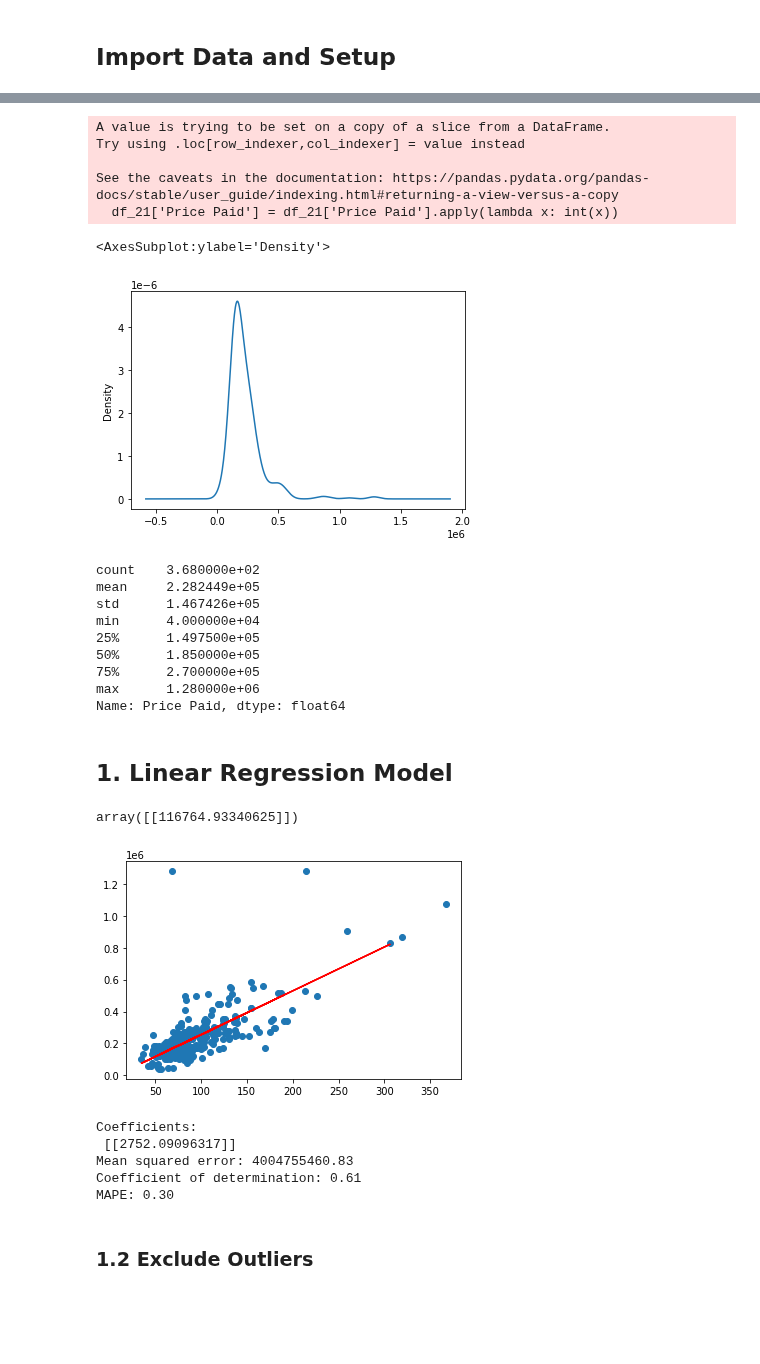
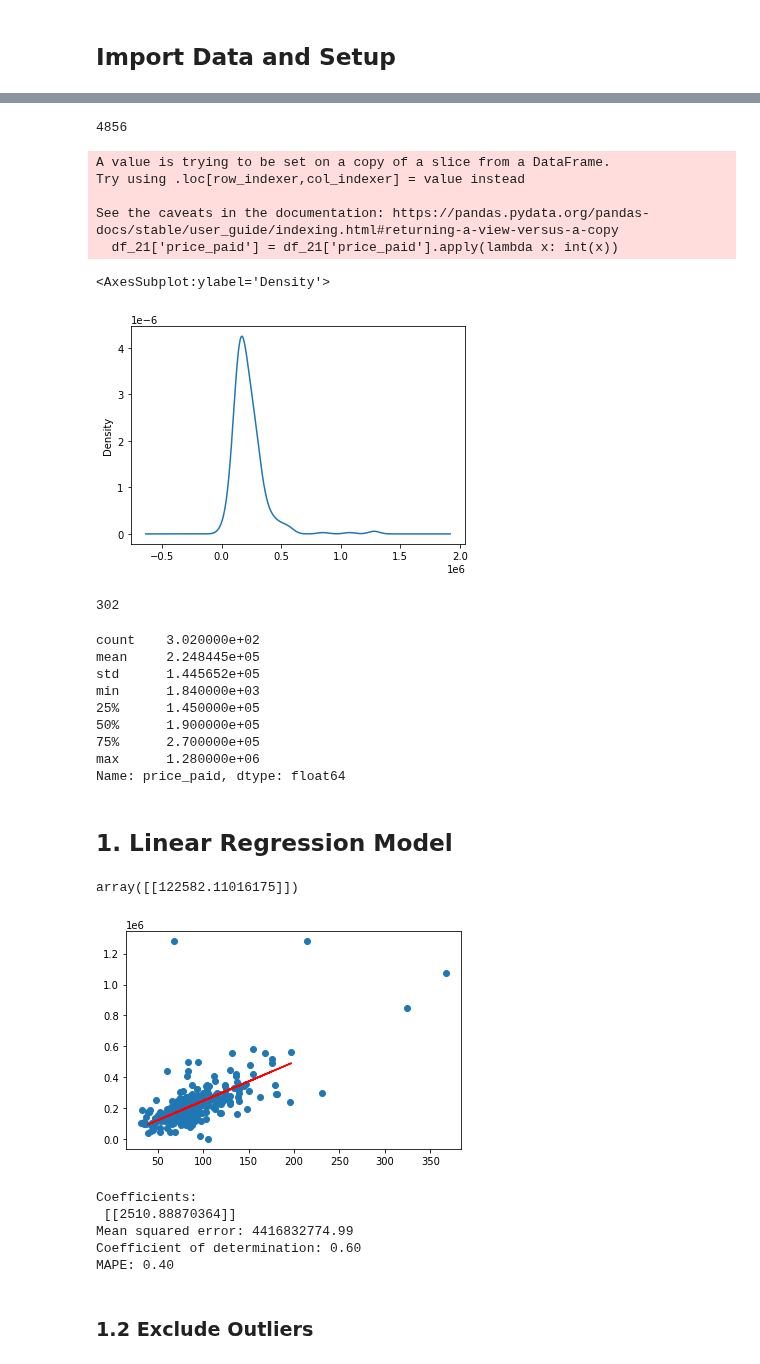
Before and after one commit to spencer84/Chester-Data-Analytics, a Jupyter notebook: House Value Estimation.ipynb, the cells around one changed output, grey strips where cells are left out. Drawn from its saved outputs; the diff is of its cells as text; code cells hidden in the pictures; blank space fills up the shorter version.

Commit message:
Revising to reflect the use of the merged table; Need to update merged table to include all variables used in testing

```diff
--- a/House Value Estimation.ipynb
+++ b/House Value Estimation.ipynb
@@ -104,8 +38,5 @@ epc_df.head()
-# %%
-# Merge the datasets
-
-merged_df = pd.merge(price_df, epc_df, how = 'left', left_on = 'postcode_number', right_on = 'postcode_number')
-
-# Delete records where there isn't a UPRN or Postcode
-
-merged_df.dropna(subset = ['uprn','postcode'], inplace = True)
+# %%
+# Perform some additional transformations
+
+merged_df['datetime'] = pd.to_datetime(merged_df['most_recent_transaction'])
+merged_df['year'] = merged_df['datetime'].apply(lambda x: x.year)
@@ -112,43 +52,53 @@ merged_df.dropna(subset = ['uprn','postcode'], inplace = True)
+# %%
+len(merged_df)
+# %% [output]
+4856
 # %%
 ### Examine most recent year - 2021 in this instance
 # Change to examine year in date time rather than int val?
 
 df_21 = merged_df[merged_df['year']==2021]
 
-df_21['Price Paid'] = df_21['Price Paid'].apply(lambda x: int(x))
+df_21['price_paid'] = df_21['price_paid'].apply(lambda x: int(x))
 
-df_21['Price Paid'].plot.kde()
+df_21['price_paid'].plot.kde()
 # %% [output]
 A value is trying to be set on a copy of a slice from a DataFrame.
 Try using .loc[row_indexer,col_indexer] = value instead
 
 See the caveats in the documentation: https://pandas.pydata.org/pandas-docs/stable/user_guide/indexing.html#returning-a-view-versus-a-copy
-  df_21['Price Paid'] = df_21['Price Paid'].apply(lambda x: int(x))
+  df_21['price_paid'] = df_21['price_paid'].apply(lambda x: int(x))
 <AxesSubplot:ylabel='Density'>
-[figure, old version]
+[figure, new version]
+# %%
+# How many records are in the 2021 dataset?
+
+len(df_21)
+# %% [output]
+302
 # %%
-df_21['Price Paid'].describe()
+df_21['price_paid'].describe()
 # %% [output]
-count    3.680000e+02
-mean     2.282449e+05
-std      1.467426e+05
-min      4.000000e+04
-25%      1.497500e+05
-50%      1.850000e+05
+count    3.020000e+02
+mean     2.248445e+05
+std      1.445652e+05
+min      1.840000e+03
+25%      1.450000e+05
+50%      1.900000e+05
 75%      2.700000e+05
 max      1.280000e+06
-Name: Price Paid, dtype: float64
+Name: price_paid, dtype: float64
 # %% [markdown]
 ## 1. Linear Regression Model
 # %%
 ### Build Model based on the relationship between price paid and area
 
 # Training data
-X = np.array(df_21['total-floor-area'])
+X = np.array(df_21['total_floor_area'])
 X = X.reshape(-1, 1)
 
 # Target data
-y = np.array(df_21['Price Paid'].values)
+y = np.array(df_21['price_paid'].values)
 y = y.reshape(-1, 1)
 
 X_train, X_test, y_train, y_test = train_test_split(X, y, test_size=0.2, random_state=0)
@@ -162,29 +112,29 @@ test = np.array([50])
 test = test.reshape(-1,1)
 regressor.predict(test)
 # %% [output]
-array([[116764.93340625]])
+array([[122582.11016175]])
 # %%
 # Plot linear regression
 
-plt.scatter(df_21['total-floor-area'],df_21['Price Paid'])
+plt.scatter(df_21['total_floor_area'],df_21['price_paid'])
 plt.plot(X_test,y_pred, 'k-', color = 'r')
 plt.show()
 
 # The coefficients
 print("Coefficients: \n", regressor.coef_)
 # The mean squared error
 print("Mean squared error: %.2f" % mean_squared_error(y_test, y_pred))
 # The coefficient of determination: 1 is perfect prediction
 print("Coefficient of determination: %.2f" % r2_score(y_test, y_pred))
 # The mean absolute percentage error
 print("MAPE: %.2f" % mean_absolute_percentage_error(y_test, y_pred))
 # %% [output]
-[figure, old version]
+[figure, new version]
 Coefficients:
- [[2752.09096317]]
-Mean squared error: 4004755460.83
-Coefficient of determination: 0.61
-MAPE: 0.30
+ [[2510.88870364]]
+Mean squared error: 4416832774.99
+Coefficient of determination: 0.60
+MAPE: 0.40
 # %% [markdown]
 ### 1.2 Exclude Outliers
 # %%
```
Also changed, not shown: parts of 8 cells of this notebook.
